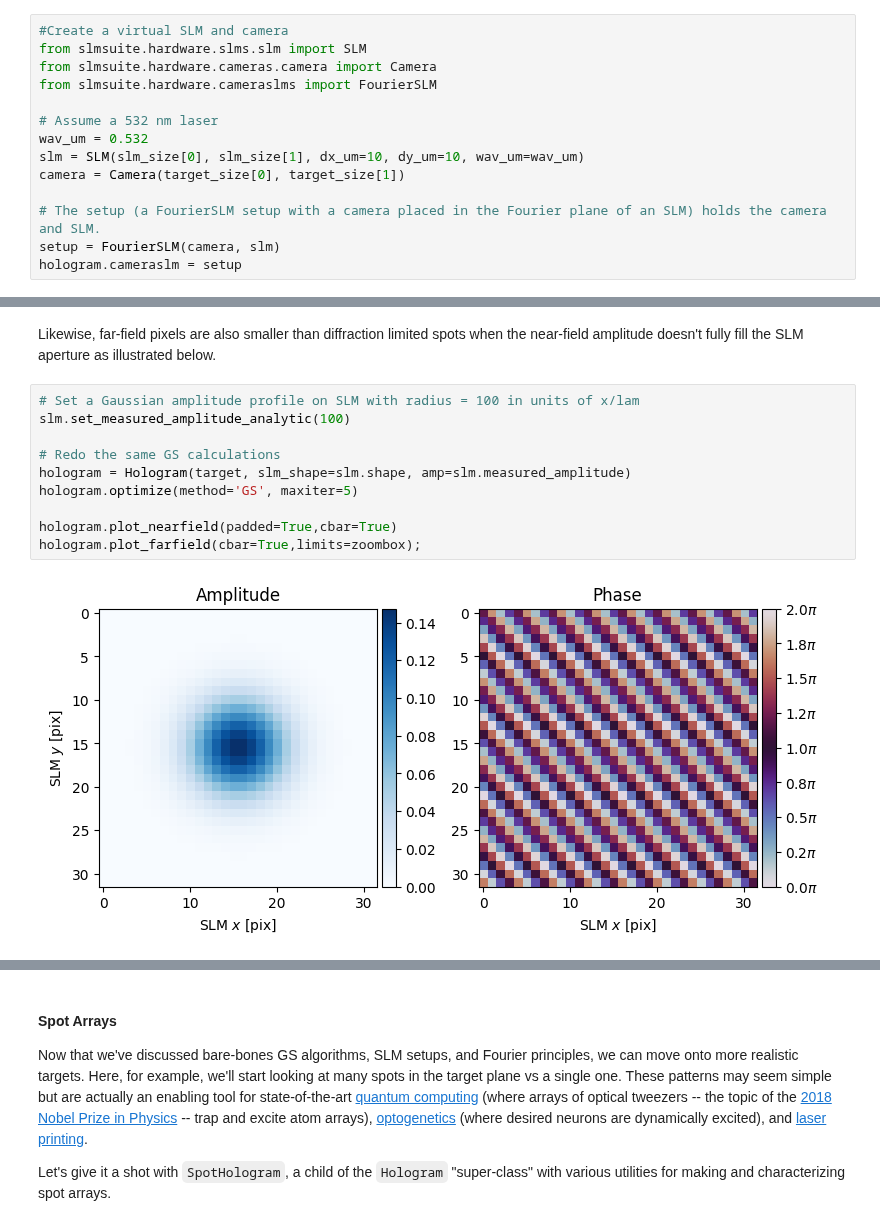
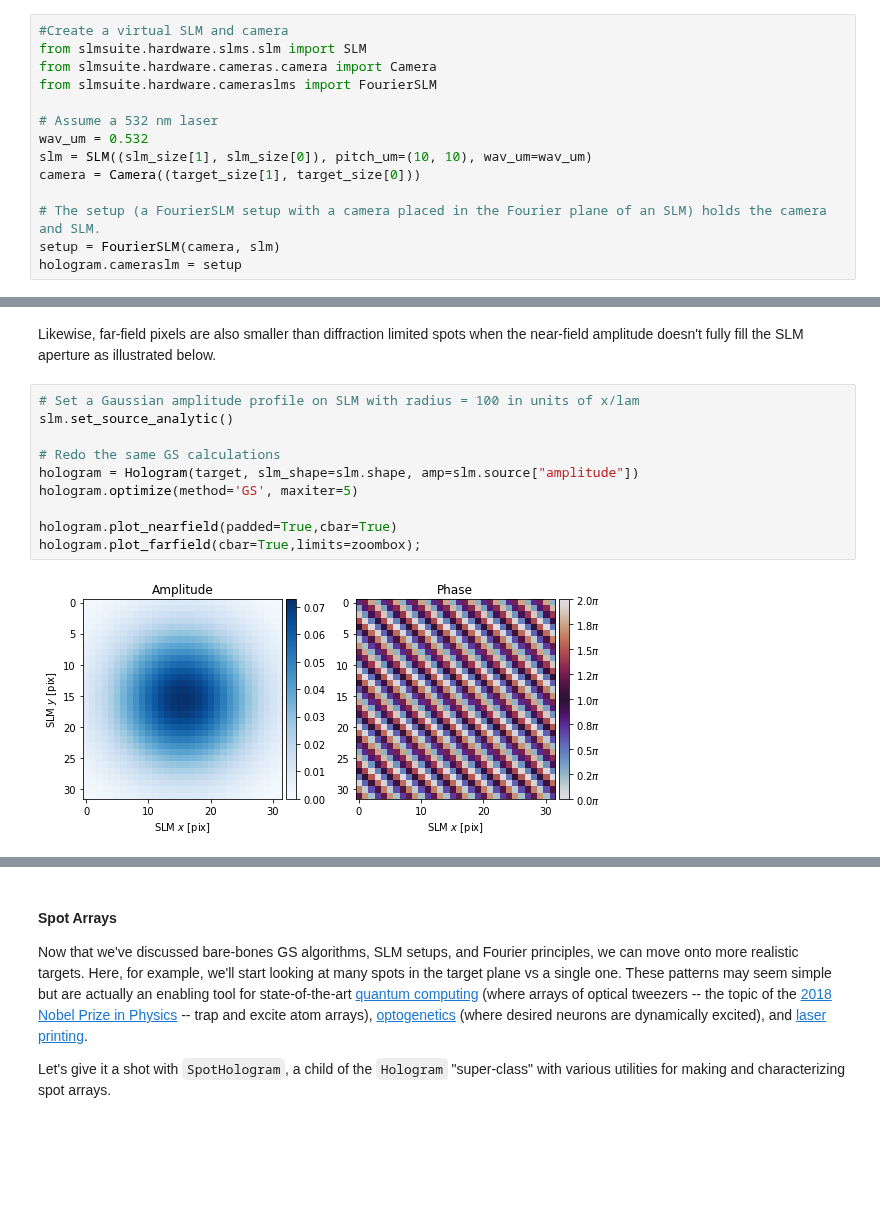
Before and after one commit to slmsuite/slmsuite-examples, a Jupyter notebook: examples/computational_holography.ipynb, the cells around one changed output, grey strips where cells are left out. Cells and saved outputs as stored; diff of their text form; blank space fills up the shorter version.

```diff
--- a/examples/computational_holography.ipynb
+++ b/examples/computational_holography.ipynb
@@ -63,8 +62,8 @@ from slmsuite.hardware.cameraslms import FourierSLM
 
 # Assume a 532 nm laser
 wav_um = 0.532
-slm = SLM(slm_size[0], slm_size[1], dx_um=10, dy_um=10, wav_um=wav_um)
-camera = Camera(target_size[0], target_size[1])
+slm = SLM((slm_size[1], slm_size[0]), pitch_um=(10, 10), wav_um=wav_um)
+camera = Camera((target_size[1], target_size[0]))
 
 # The setup (a FourierSLM setup with a camera placed in the Fourier plane of an SLM) holds the camera and SLM.
 setup = FourierSLM(camera, slm)
@@ -125,13 +119,13 @@ hologram.plot_farfield(cbar=True, units="deg", title='FF Amp', limits=zoombox_pa
 Likewise, far-field pixels are also smaller than diffraction limited spots when the near-field amplitude doesn't fully fill the SLM aperture as illustrated below.
 # %%
 # Set a Gaussian amplitude profile on SLM with radius = 100 in units of x/lam
-slm.set_measured_amplitude_analytic(100)
+slm.set_source_analytic()
 
 # Redo the same GS calculations
-hologram = Hologram(target, slm_shape=slm.shape, amp=slm.measured_amplitude)
+hologram = Hologram(target, slm_shape=slm.shape, amp=slm.source["amplitude"])
 hologram.optimize(method='GS', maxiter=5)
 
 hologram.plot_nearfield(padded=True,cbar=True)
 hologram.plot_farfield(cbar=True,limits=zoombox);
 # %% [output]
-[figure, old version]
+[figure, new version]
```
Also changed, not shown: parts of 14 cells of this notebook, 2 other files.
